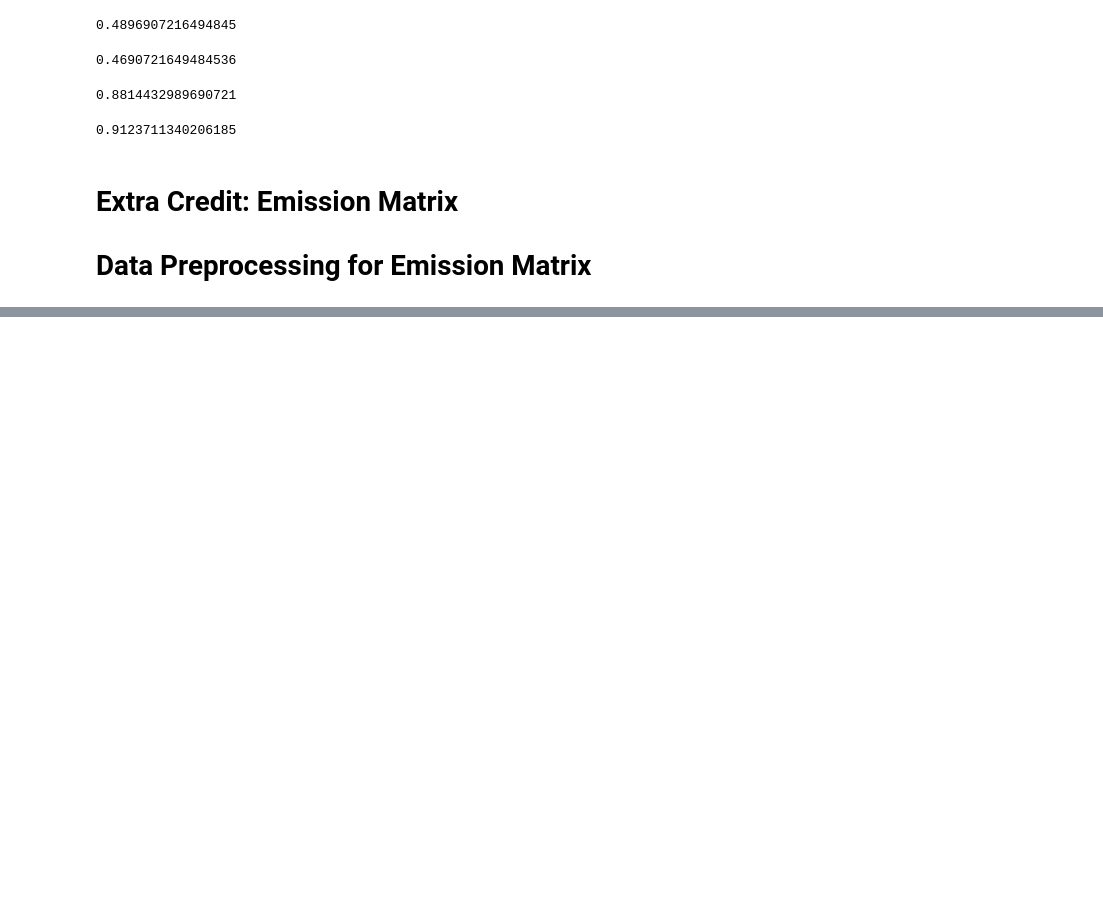
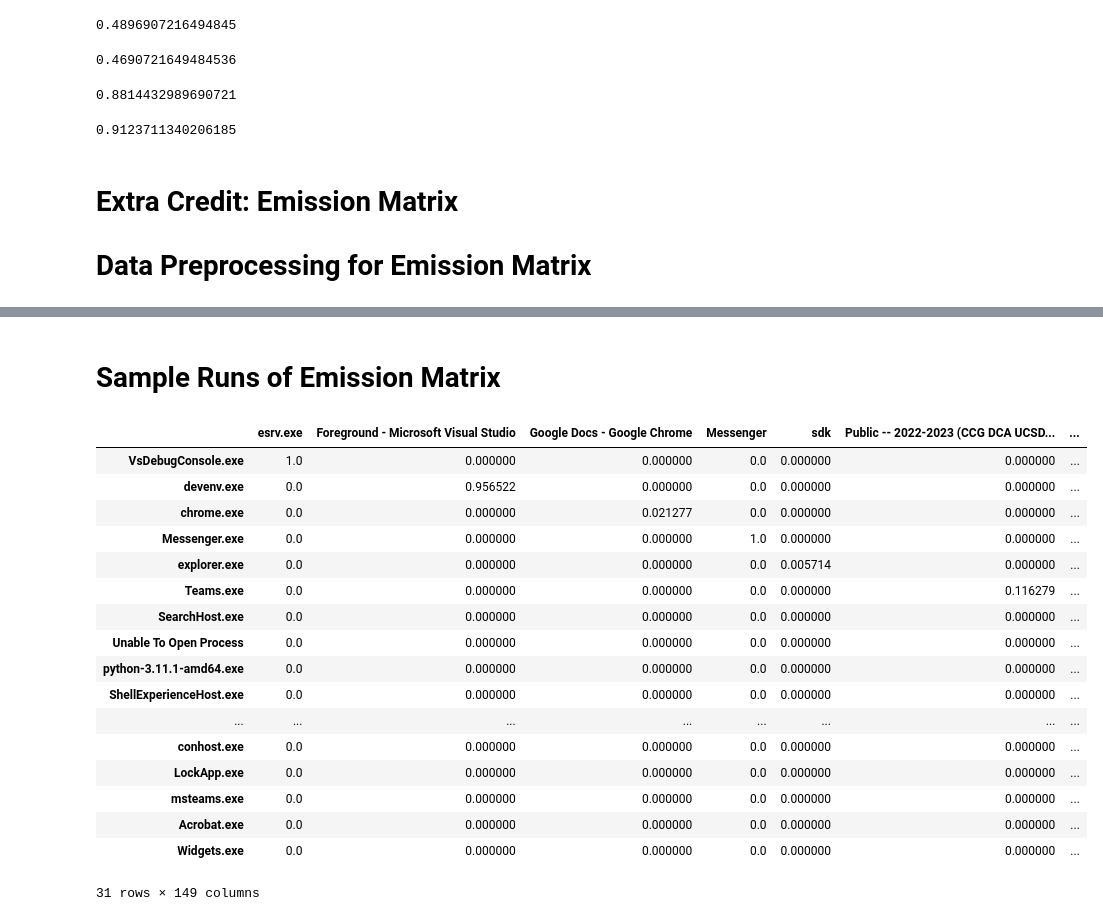
Before and after one commit to miloncl/System-Usage-Analysis, a Jupyter notebook: HMM.ipynb, the cells around one changed output, grey strips where cells are left out. Cells and saved outputs as stored; diff of their text form; code cells hidden in the pictures; blank space fills up the shorter version.

Commit message:
emission mt

```diff
--- a/HMM.ipynb
+++ b/HMM.ipynb
@@ -165,7 +165,8 @@ print(accuracy2)
 def get_clean_data_for_tabs(df):
     """Clean the tab names by removing PIIs"""
     # Get data and clean Missing Strings
-    df = df[df['ID_INPUT']== 3]
+    exes = df[df['ID_INPUT'] == 4]['VALUE'].reset_index()['VALUE']
+    df = df[df['ID_INPUT'] == 3].reset_index()
     lst = df['VALUE'].apply(lambda r: "File Explorer" if r == "Missing String." else r).tolist()
 
     arr = []
@@ -180,7 +181,8 @@ def get_clean_data_for_tabs(df):
     threes = [] # list of 3 items in a tab name (ex: 'Process and EDA - Jupyter Notebook - Google Chrome')
     fours = [] # list of 4 items in a tab name (ex: 'Dsc 180B - Quarter 2 Week 2 - Google Slides - Google Chrome')
     fives = [] # list of 5 items in a tab name (ex: currently none)
-    sixes = [] # list of 6 items in a tab name (ex: 'DSC 140A - Probabilistic Modeling and ML - LE [A00] - Course Podcasts - UC San Diego - Google Chrome')
+    sixes = [] # list of 6 items in a tab name
+    # (ex: 'DSC 140A - Probabilistic Modeling and ML - LE [A00] - Course Podcasts - UC San Diego - Google Chrome')
     # Find lists of k items in tab names
     for item in arr:
         x = item.split("-")
@@ -218,12 +220,28 @@ def get_clean_data_for_tabs(df):
     for item in lst:
         if ("Google Chrome" in item) or ("google chrome" in item):
             x.append(changed_items[count])
-            count = count +1
+            count = count + 1
         else:
             x.append(item)
 
-    df = df.assign(VALUE = x)
+    df = df.assign(VALUE = x, exes = exes)
 
     return df
+# %%
+def get_clean_data_for_emission(df, date = "2023-01-19", activate_date = False):
+    df = df.assign(date = df["MEASUREMENT_TIME"].astype(str).apply(lambda x: x[:10])) # extract only the date
+
+    def preproc_before_emission(df, date = "2023-01-19", activate_date = False):
+        """Get the series of executables and the apps"""
+        if activate_date:
+            tmp_df = df[df["date"] == date]
+        else:
+            tmp_df = df
+        executables = tmp_df['exes'].reset_index()['exes']
+        apps = tmp_df['VALUE'].reset_index()['VALUE']
+        return (executables, apps)
+
+    return preproc_before_emission(df, date = "2023-01-19", activate_date = False)
 # %%
 df2_processed = get_clean_data_for_tabs(df2)
+executables2, apps2 = get_clean_data_for_emission(df2_processed, date = "2023-01-19", activate_date = False)
@@ -231,0 +294,25 @@ df2_processed = get_clean_data_for_tabs(df2)
+# %% [markdown]
+# Sample Runs of Emission Matrix
+# %%
+emission_prob, emission_matrix = emission_mt(executables2, apps2) # on user 2
+# %%
+emission_matrix
+# %% [output]
+|  | esrv.exe | Foreground - Microsoft Visual Studio | Google Docs - Google Chrome | Messenger | sdk | Public -- 2022-2023 (CCG DCA UCSD... | ... |
+| VsDebugConsole.exe | 1.0 | 0.000000 | 0.000000 | 0.0 | 0.000000 | 0.000000 | ... |
+| devenv.exe | 0.0 | 0.956522 | 0.000000 | 0.0 | 0.000000 | 0.000000 | ... |
+| chrome.exe | 0.0 | 0.000000 | 0.021277 | 0.0 | 0.000000 | 0.000000 | ... |
+| Messenger.exe | 0.0 | 0.000000 | 0.000000 | 1.0 | 0.000000 | 0.000000 | ... |
+| explorer.exe | 0.0 | 0.000000 | 0.000000 | 0.0 | 0.005714 | 0.000000 | ... |
+| Teams.exe | 0.0 | 0.000000 | 0.000000 | 0.0 | 0.000000 | 0.116279 | ... |
+| SearchHost.exe | 0.0 | 0.000000 | 0.000000 | 0.0 | 0.000000 | 0.000000 | ... |
+| Unable To Open Process | 0.0 | 0.000000 | 0.000000 | 0.0 | 0.000000 | 0.000000 | ... |
+| python-3.11.1-amd64.exe | 0.0 | 0.000000 | 0.000000 | 0.0 | 0.000000 | 0.000000 | ... |
+| ShellExperienceHost.exe | 0.0 | 0.000000 | 0.000000 | 0.0 | 0.000000 | 0.000000 | ... |
+| ... | ... | ... | ... | ... | ... | ... | ... |
+| conhost.exe | 0.0 | 0.000000 | 0.000000 | 0.0 | 0.000000 | 0.000000 | ... |
+| LockApp.exe | 0.0 | 0.000000 | 0.000000 | 0.0 | 0.000000 | 0.000000 | ... |
+| msteams.exe | 0.0 | 0.000000 | 0.000000 | 0.0 | 0.000000 | 0.000000 | ... |
+| Acrobat.exe | 0.0 | 0.000000 | 0.000000 | 0.0 | 0.000000 | 0.000000 | ... |
+| Widgets.exe | 0.0 | 0.000000 | 0.000000 | 0.0 | 0.000000 | 0.000000 | ... |
+31 rows × 149 columns
```
Also changed, not shown: parts of 3 cells of this notebook.
